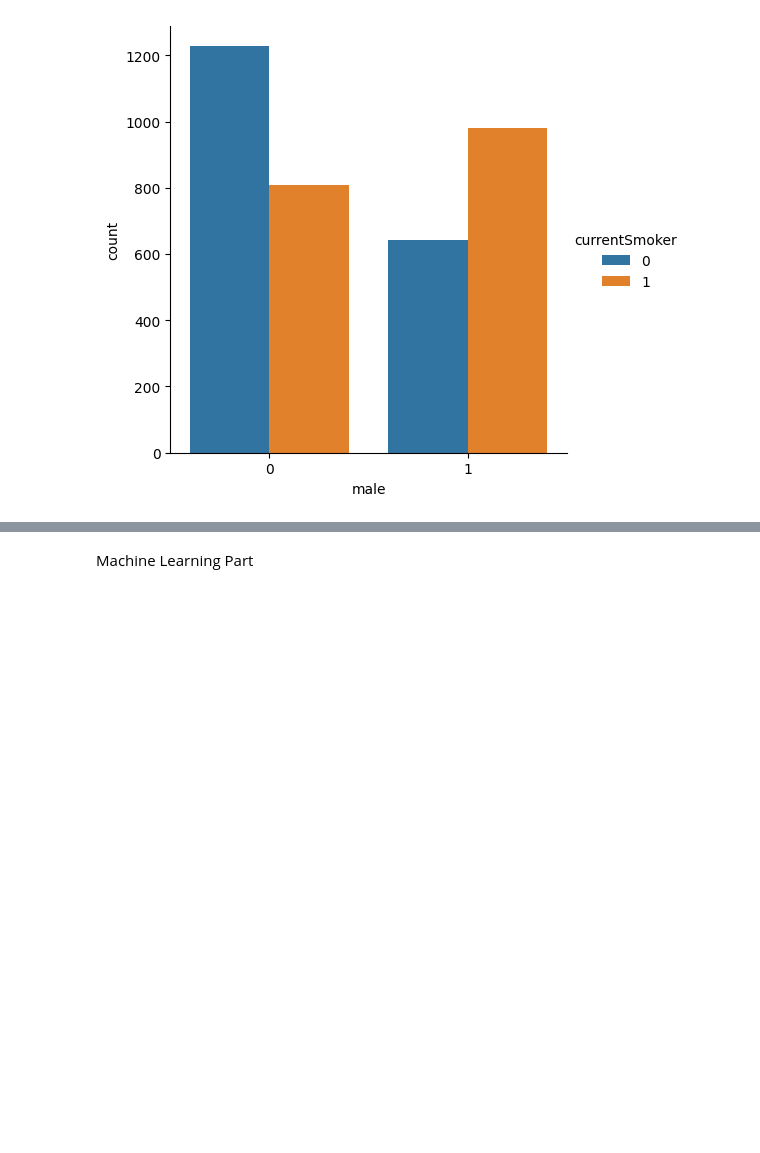
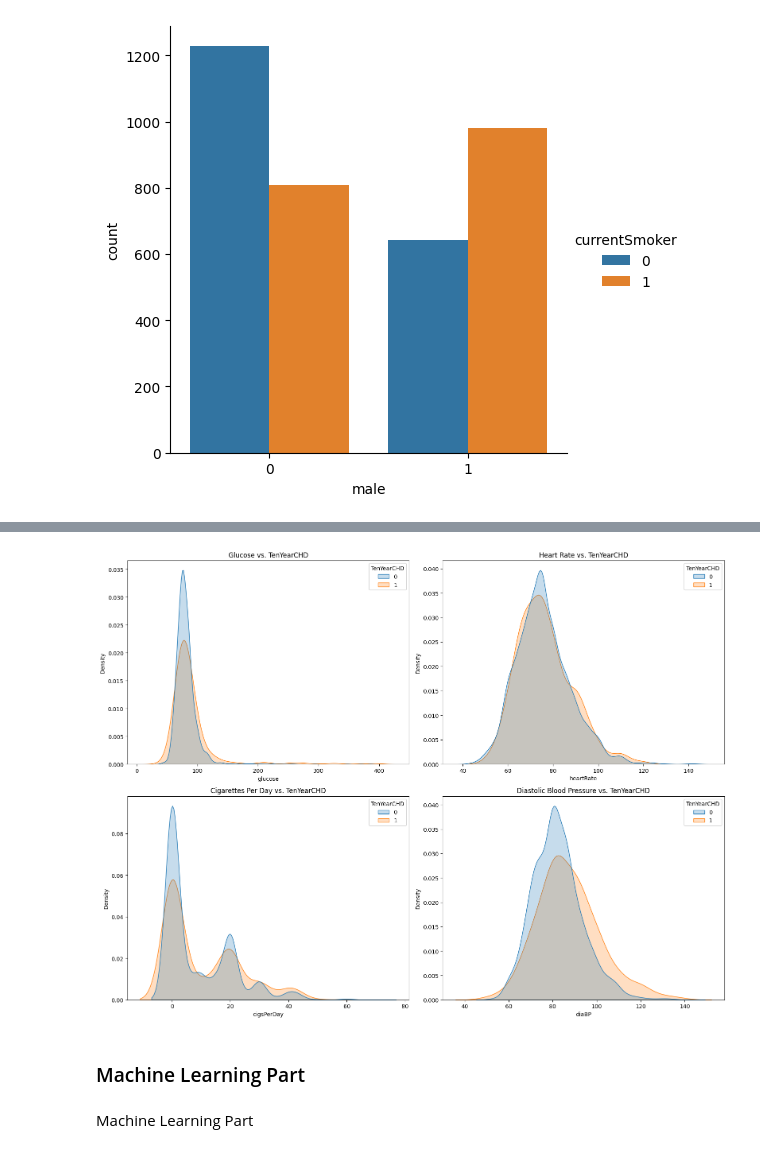
Before and after one commit to Sri5275/HeartDiseaseRiskAssessment, a Jupyter notebook: Health Care.ipynb, the cells around one changed output, grey strips where cells are left out. Drawn from its saved outputs; the diff is of its cells as text; code cells hidden in the pictures; blank space fills up the shorter version.

```diff
--- a/Health Care.ipynb
+++ b/Health Care.ipynb
@@ -147,0 +207,21 @@ plt.show()
+# %%
+fig, axes = plt.subplots(2, 2, figsize=(16, 12))
+
+sns.kdeplot(x='glucose', hue='TenYearCHD', data=data, fill=True, common_norm=False, ax=axes[0, 0])
+axes[0, 0].set_title('Glucose vs. TenYearCHD')
+
+sns.kdeplot(x='heartRate', hue='TenYearCHD', data=data, fill=True, common_norm=False, ax=axes[0, 1])
+axes[0, 1].set_title('Heart Rate vs. TenYearCHD')
+
+sns.kdeplot(x='cigsPerDay', hue='TenYearCHD', data=data, fill=True, common_norm=False, ax=axes[1, 0])
+axes[1, 0].set_title('Cigarettes Per Day vs. TenYearCHD')
+
+sns.kdeplot(x='diaBP', hue='TenYearCHD', data=data, fill=True, common_norm=False, ax=axes[1, 1])
+axes[1, 1].set_title('Diastolic Blood Pressure vs. TenYearCHD')
+
+plt.tight_layout()
+plt.show()
+# %% [output]
+[figure, added]
+# %% [markdown]
+### Machine Learning Part
```
Also changed, not shown: parts of 35 cells of this notebook.
